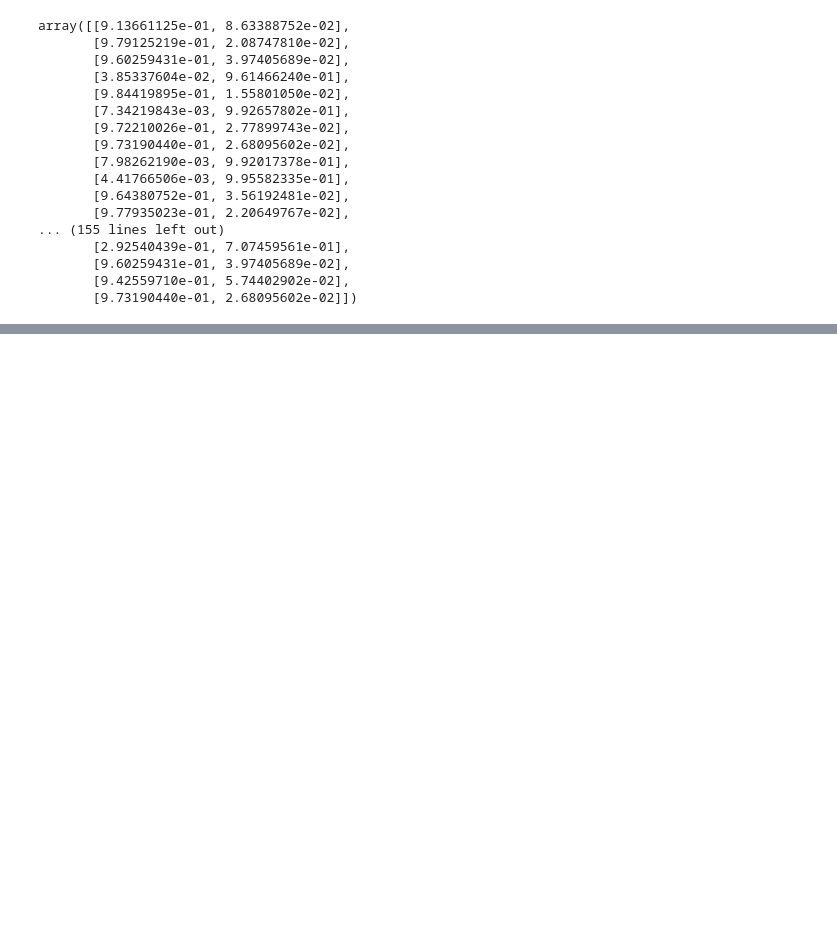
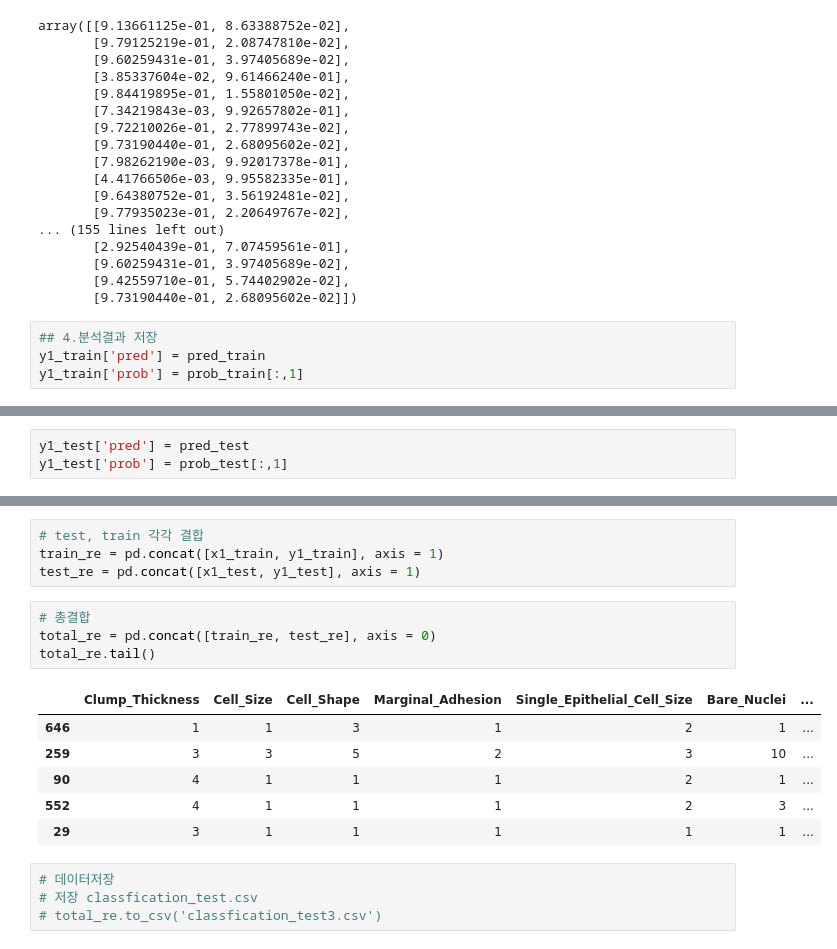
Before and after one commit to wanjuson/analyst_engineer, a Jupyter notebook: B3_0 logistic Regression3.ipynb, the cells around one changed output, grey strips where cells are left out. Drawn from its saved outputs; the diff is of its cells as text; blank space fills up the shorter version.

```diff
--- a/B3_0 logistic Regression3.ipynb
+++ b/B3_0 logistic Regression3.ipynb
@@ -172,3 +172,7 @@ array([[9.13661125e-01, 8.63388752e-02],
        [9.60259431e-01, 3.97405689e-02],
        [9.42559710e-01, 5.74402902e-02],
        [9.73190440e-01, 2.68095602e-02]])
+# %%
+## 4.분석결과 저장
+y1_train['pred'] = pred_train
+y1_train['prob'] = prob_train[:,1]
@@ -174,0 +190,3 @@ array([[9.13661125e-01, 8.63388752e-02],
+# %%
+y1_test['pred'] = pred_test
+y1_test['prob'] = prob_test[:,1]
@@ -174,0 +203,19 @@ array([[9.13661125e-01, 8.63388752e-02],
+# %%
+# test, train 각각 결합
+train_re = pd.concat([x1_train, y1_train], axis = 1)
+test_re = pd.concat([x1_test, y1_test], axis = 1)
+# %%
+# 총결합
+total_re = pd.concat([train_re, test_re], axis = 0)
+total_re.tail()
+# %% [output]
+|  | Clump_Thickness | Cell_Size | Cell_Shape | Marginal_Adhesion | Single_Epithelial_Cell_Size | Bare_Nuclei | ... |
+| 646 | 1 | 1 | 3 | 1 | 2 | 1 | ... |
+| 259 | 3 | 3 | 5 | 2 | 3 | 10 | ... |
+| 90 | 4 | 1 | 1 | 1 | 2 | 1 | ... |
+| 552 | 4 | 1 | 1 | 1 | 2 | 3 | ... |
+| 29 | 3 | 1 | 1 | 1 | 1 | 1 | ... |
+# %%
+# 데이터저장
+# 저장 classfication_test.csv
+# total_re.to_csv('classfication_test3.csv')
```
Also changed, not shown: parts of 3 cells of this notebook.
